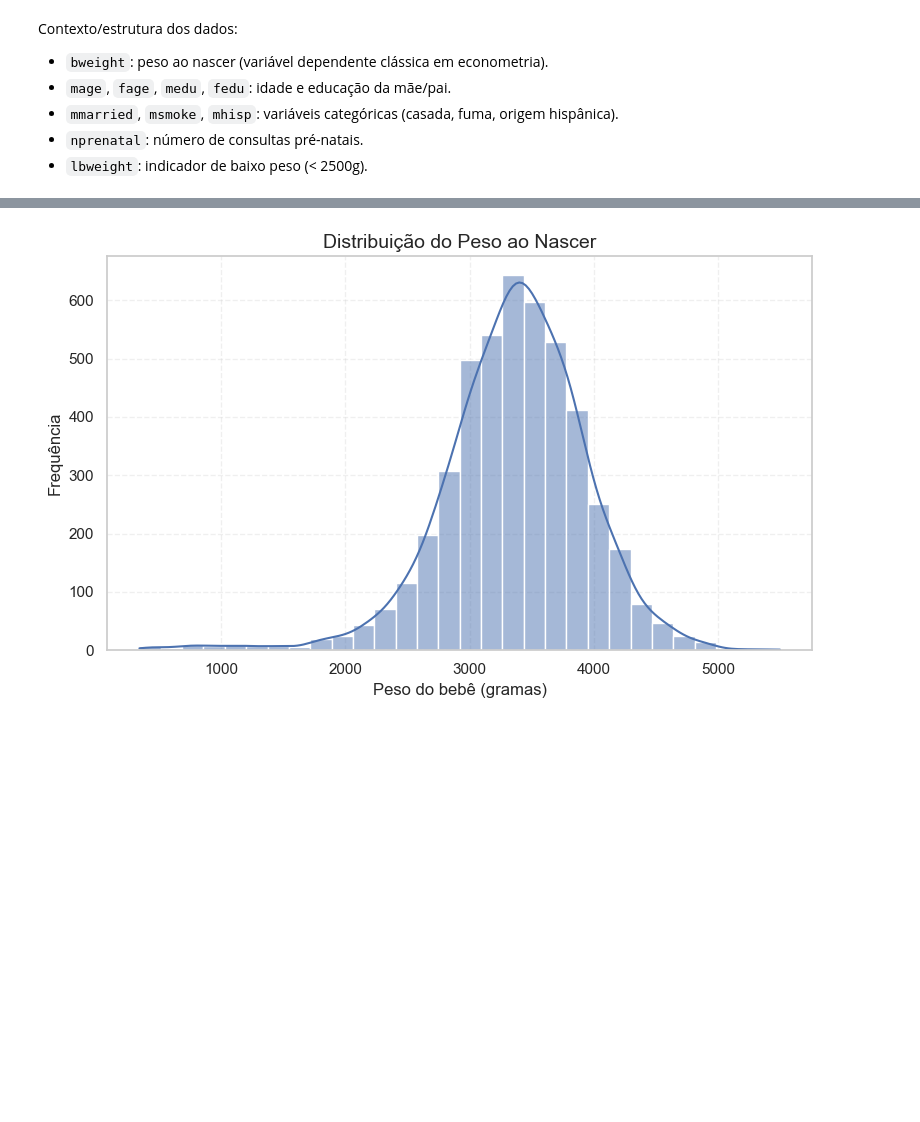
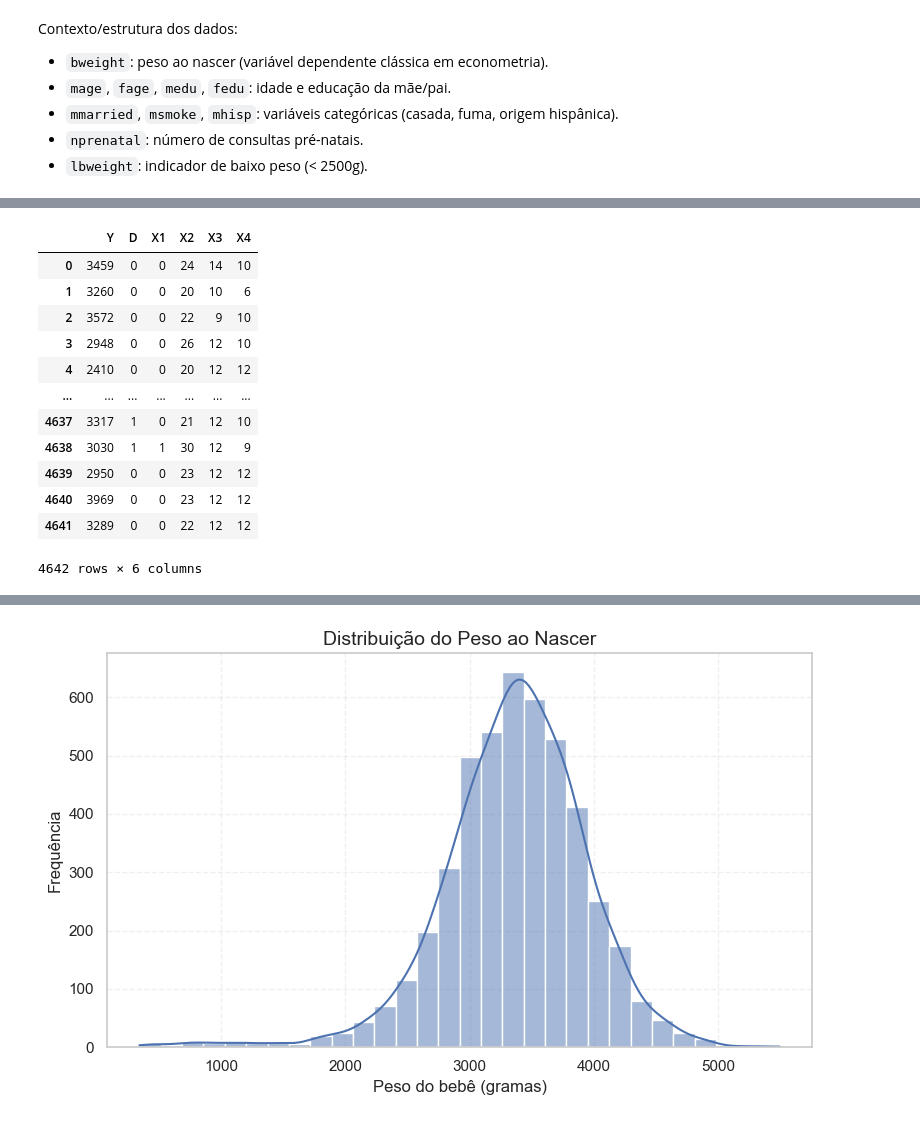
Before and after one commit to Daniel-Uhr/UFSC_2025, a Jupyter notebook: Seminario_2025_UFSC.ipynb, the cells around one changed output, grey strips where cells are left out. Saved outputs shown, nothing was run; the diff lists cells and outputs as text; code cells hidden in the pictures; blank space fills up the shorter version.

```diff
--- a/Seminario_2025_UFSC.ipynb
+++ b/Seminario_2025_UFSC.ipynb
@@ -355,0 +430,18 @@ Contexto/estrutura dos dados:
+# %%
+df = df.rename(columns={"alcohol": "X1", "mage": "X2", "medu": "X3", "nprenatal": "X4"})
+# %%
+df[['Y', 'D', 'X1', 'X2', 'X3', 'X4']]
+# %% [output]
+|  | Y | D | X1 | X2 | X3 | X4 |
+| 0 | 3459 | 0 | 0 | 24 | 14 | 10 |
+| 1 | 3260 | 0 | 0 | 20 | 10 | 6 |
+| 2 | 3572 | 0 | 0 | 22 | 9 | 10 |
+| 3 | 2948 | 0 | 0 | 26 | 12 | 10 |
+| 4 | 2410 | 0 | 0 | 20 | 12 | 12 |
+| ... | ... | ... | ... | ... | ... | ... |
+| 4637 | 3317 | 1 | 0 | 21 | 12 | 10 |
+| 4638 | 3030 | 1 | 1 | 30 | 12 | 9 |
+| 4639 | 2950 | 0 | 0 | 23 | 12 | 12 |
+| 4640 | 3969 | 0 | 0 | 23 | 12 | 12 |
+| 4641 | 3289 | 0 | 0 | 22 | 12 | 12 |
+4642 rows × 6 columns
```
Also changed, not shown: parts of 30 cells of this notebook.
